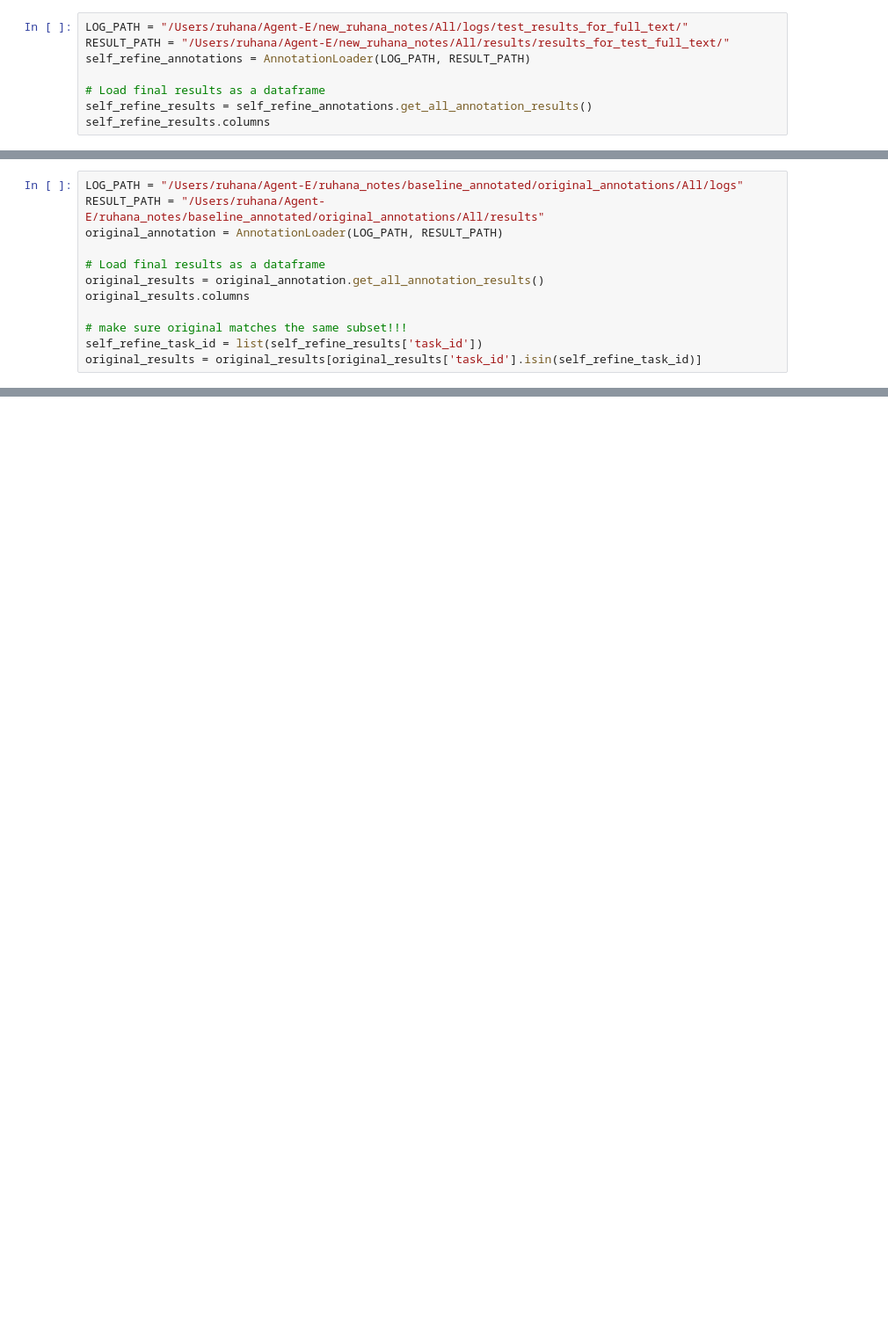
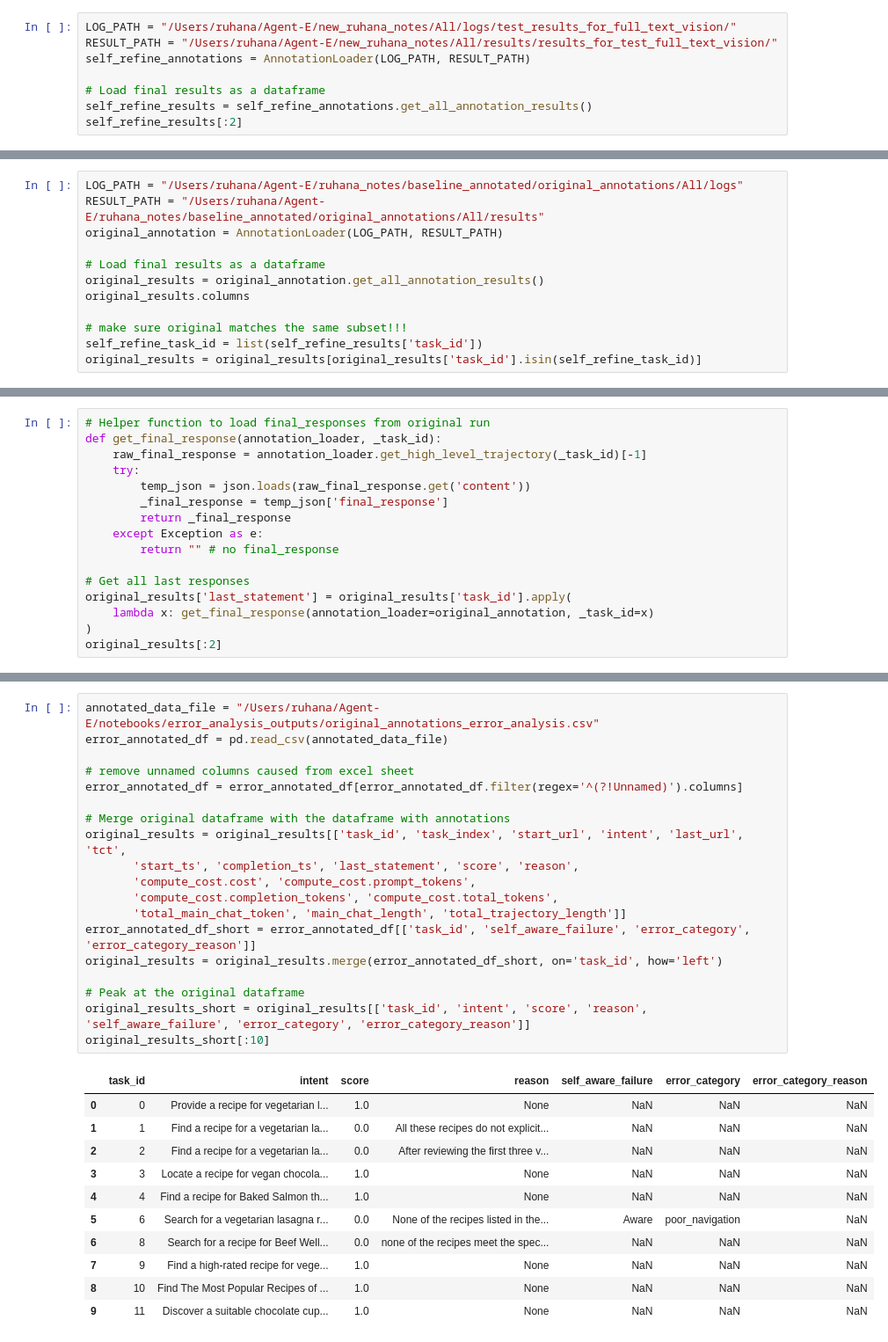
Before and after one commit to ruhanaazam/Agent-E, a Jupyter notebook: notebooks/analyze_improvement.ipynb, the cells around one changed output, grey strips where cells are left out. Shown: that part at 88% size. Saved outputs shown, nothing was run; the diff lists cells and outputs as text; blank space fills up the shorter version.

```diff
--- a/notebooks/analyze_improvement.ipynb
+++ b/notebooks/analyze_improvement.ipynb
@@ -9,11 +10,11 @@ from load_annotations import AnnotationLoader
 # %% [output]
 None
 # %%
-LOG_PATH = "/Users/ruhana/Agent-E/new_ruhana_notes/All/logs/test_results_for_full_text/"
-RESULT_PATH = "/Users/ruhana/Agent-E/new_ruhana_notes/All/results/results_for_test_full_text/"
+LOG_PATH = "/Users/ruhana/Agent-E/new_ruhana_notes/All/logs/test_results_for_full_text_vision/"
+RESULT_PATH = "/Users/ruhana/Agent-E/new_ruhana_notes/All/results/results_for_test_full_text_vision/"
 self_refine_annotations = AnnotationLoader(LOG_PATH, RESULT_PATH)
 
 # Load final results as a dataframe
 self_refine_results = self_refine_annotations.get_all_annotation_results()
-self_refine_results.columns
+self_refine_results[:2]
 # %% [output]
@@ -174,0 +64,16 @@ NameError: name 'model' is not defined
+# %%
+# Helper function to load final_responses from original run
+def get_final_response(annotation_loader, _task_id):
+    raw_final_response = annotation_loader.get_high_level_trajectory(_task_id)[-1]
+    try:
+        temp_json = json.loads(raw_final_response.get('content'))
+        _final_response = temp_json['final_response']
+        return _final_response
+    except Exception as e:
+        return "" # no final_response
+
+# Get all last responses
+original_results['last_statement'] = original_results['task_id'].apply(
+    lambda x: get_final_response(annotation_loader=original_annotation, _task_id=x)
+)
+original_results[:2]
@@ -174,0 +125,31 @@ NameError: name 'model' is not defined
+# %%
+annotated_data_file = "/Users/ruhana/Agent-E/notebooks/error_analysis_outputs/original_annotations_error_analysis.csv"
+error_annotated_df = pd.read_csv(annotated_data_file)
+
+# remove unnamed columns caused from excel sheet
+error_annotated_df = error_annotated_df[error_annotated_df.filter(regex='^(?!Unnamed)').columns]
+
+# Merge original dataframe with the dataframe with annotations
+original_results = original_results[['task_id', 'task_index', 'start_url', 'intent', 'last_url', 'tct',
+       'start_ts', 'completion_ts', 'last_statement', 'score', 'reason',
+       'compute_cost.cost', 'compute_cost.prompt_tokens',
+       'compute_cost.completion_tokens', 'compute_cost.total_tokens',
+       'total_main_chat_token', 'main_chat_length', 'total_trajectory_length']]
+error_annotated_df_short = error_annotated_df[['task_id', 'self_aware_failure', 'error_category', 'error_category_reason']]
+original_results = original_results.merge(error_annotated_df_short, on='task_id', how='left')
+
+# Peak at the original dataframe
+original_results_short = original_results[['task_id', 'intent', 'score', 'reason', 'self_aware_failure', 'error_category', 'error_category_reason']]
+original_results_short[:10]
+# %% [output]
+|  | task_id | intent | score | reason | self_aware_failure | error_category | error_category_reason |
+| 0 | 0 | Provide a recipe for vegetarian l... | 1.0 | None | NaN | NaN | NaN |
+| 1 | 1 | Find a recipe for a vegetarian la... | 0.0 | All these recipes do not explicit... | NaN | NaN | NaN |
+| 2 | 2 | Find a recipe for a vegetarian la... | 0.0 | After reviewing the first three v... | NaN | NaN | NaN |
+| 3 | 3 | Locate a recipe for vegan chocola... | 1.0 | None | NaN | NaN | NaN |
+| 4 | 4 | Find a recipe for Baked Salmon th... | 1.0 | None | NaN | NaN | NaN |
+| 5 | 6 | Search for a vegetarian lasagna r... | 0.0 | None of the recipes listed in the... | Aware | poor_navigation | NaN |
+| 6 | 8 | Search for a recipe for Beef Well... | 0.0 | none of the recipes meet the spec... | NaN | NaN | NaN |
+| 7 | 9 | Find a high-rated recipe for vege... | 1.0 | None | NaN | NaN | NaN |
+| 8 | 10 | Find The Most Popular Recipes of ... | 1.0 | None | NaN | NaN | NaN |
+| 9 | 11 | Discover a suitable chocolate cup... | 1.0 | None | NaN | NaN | NaN |
```
Also changed, not shown: parts of 49 cells of this notebook.
